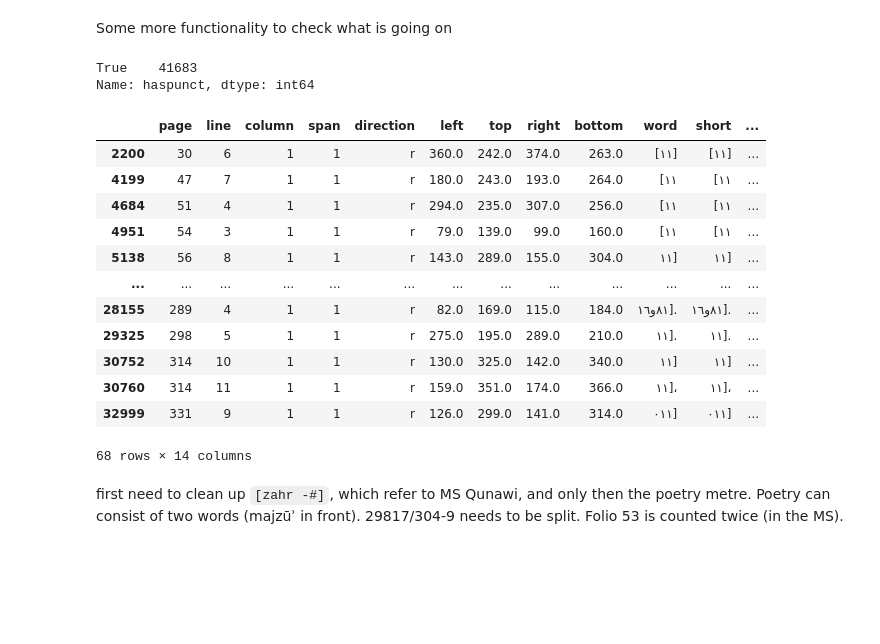
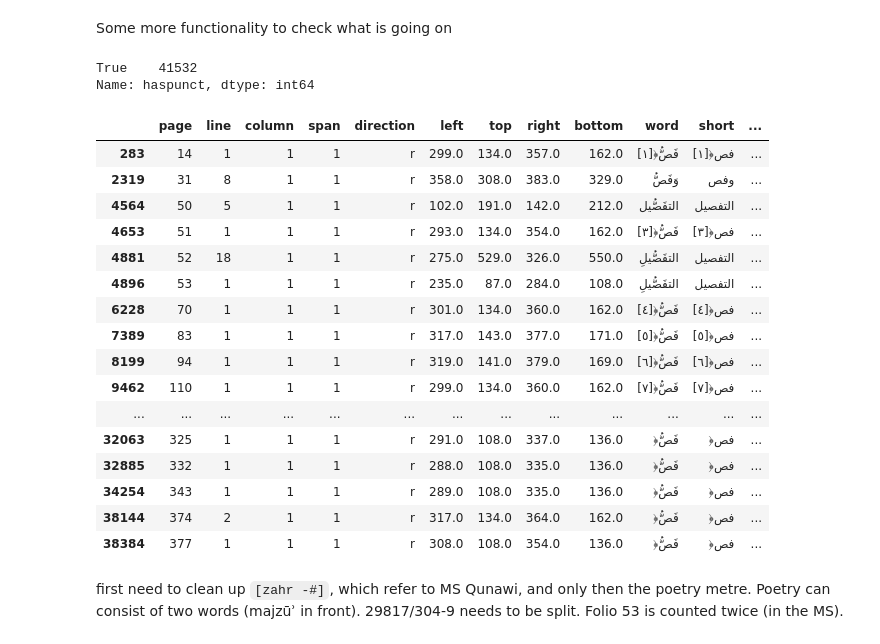
Before and after one commit to among/fusus, a Jupyter notebook: fusust-text-laboratory/FususReworking.ipynb, the cells around one changed output. Cells and saved outputs as stored; diff of their text form; code cells hidden in the pictures; blank space fills up the shorter version.

```diff
--- a/fusust-text-laboratory/FususReworking.ipynb
+++ b/fusust-text-laboratory/FususReworking.ipynb
@@ -46,16 +46,10 @@ def SetPunctuation(row):
 Check results and possibly adjust details
 # %%
 # look at one
-# fusus.iloc[26816]
 # look at line
 # fusus[(fusus['page']==273) & (fusus.line==8)]
 # change one value
-
-fusus.iloc[6032, fusus.columns.get_loc("word")] += fusus.iloc[6033, fusus.columns.get_loc("word")][:2]
-fusus.iloc[6033, fusus.columns.get_loc("word")] = fusus.iloc[6033, fusus.columns.get_loc("word")][2:]
-
 # fusus.iloc[8327, fusus.columns.get_loc("poetryVerse")] = "13"
 # fusus.iloc[8326, fusus.columns.get_loc("haspunct")] = ""
 # fusus.iloc[8326, fusus.columns.get_loc("word")] = ""
 # fusus.iloc[8326, fusus.columns.get_loc("short")] = ""
-fusus[(fusus['page']==66) & (fusus.line==7)]
@@ -73,0 +58,7 @@ fusus.iloc[6033, fusus.columns.get_loc("word")][2:]
+# %%
+fusus.iloc[y, fusus.columns.get_loc("short")] = fusus.iloc[y-1, fusus.columns.get_loc("short")] + fusus.iloc[y, fusus.columns.get_loc("short")]
+fusus.iloc[y, fusus.columns.get_loc("word")] = fusus.iloc[y-1, fusus.columns.get_loc("word")] + fusus.iloc[y, fusus.columns.get_loc("word")]
+fusus.iloc[y-1, fusus.columns.get_loc("short")] = ""
+fusus.iloc[y-1, fusus.columns.get_loc("word")] = ""
+fusus.iloc[y-1, fusus.columns.get_loc("haspunct")] = ""
+fusus[(fusus['page']==p) & (fusus.line==l)]
@@ -110,24 +185,28 @@ Some more functionality to check what is going on
 # %%
 fusus.haspunct.str.contains(pat='').value_counts()
 # %% [output]
-True    41683
+True    41532
 Name: haspunct, dtype: int64
 # %%
-fusus[fusus.haspunct.str.contains(pat='١١')]
+fusus[fusus.word.str.contains(pat='فَصُّ')]
 # %% [output]
 |  | page | line | column | span | direction | left | top | right | bottom | word | short | ... |
-| 2200 | 30 | 6 | 1 | 1 | r | 360.0 | 242.0 | 374.0 | 263.0 | [١١] | [١١] | ... |
-| 4199 | 47 | 7 | 1 | 1 | r | 180.0 | 243.0 | 193.0 | 264.0 | [١١ | [١١ | ... |
-| 4684 | 51 | 4 | 1 | 1 | r | 294.0 | 235.0 | 307.0 | 256.0 | [١١ | [١١ | ... |
-| 4951 | 54 | 3 | 1 | 1 | r | 79.0 | 139.0 | 99.0 | 160.0 | [١١ | [١١ | ... |
-| 5138 | 56 | 8 | 1 | 1 | r | 143.0 | 289.0 | 155.0 | 304.0 | ١١] | ١١] | ... |
+| 283 | 14 | 1 | 1 | 1 | r | 299.0 | 134.0 | 357.0 | 162.0 | [١]﴿فَصُّ | [١]﴿فص | ... |
+| 2319 | 31 | 8 | 1 | 1 | r | 358.0 | 308.0 | 383.0 | 329.0 | وَفَصُّ | وفص | ... |
+| 4564 | 50 | 5 | 1 | 1 | r | 102.0 | 191.0 | 142.0 | 212.0 | التفَصُّيل | التفصيل | ... |
+| 4653 | 51 | 1 | 1 | 1 | r | 293.0 | 134.0 | 354.0 | 162.0 | [٣]﴿فَصُّ | [٣]﴿فص | ... |
+| 4881 | 52 | 18 | 1 | 1 | r | 275.0 | 529.0 | 326.0 | 550.0 | التفَصُّيلِ | التفصيل | ... |
+| 4896 | 53 | 1 | 1 | 1 | r | 235.0 | 87.0 | 284.0 | 108.0 | التفَصُّيلِ | التفصيل | ... |
+| 6228 | 70 | 1 | 1 | 1 | r | 301.0 | 134.0 | 360.0 | 162.0 | [٤]﴿فَصُّ | [٤]﴿فص | ... |
+| 7389 | 83 | 1 | 1 | 1 | r | 317.0 | 143.0 | 377.0 | 171.0 | [٥]﴿فَصُّ | [٥]﴿فص | ... |
+| 8199 | 94 | 1 | 1 | 1 | r | 319.0 | 141.0 | 379.0 | 169.0 | [٦]﴿فَصُّ | [٦]﴿فص | ... |
+| 9462 | 110 | 1 | 1 | 1 | r | 299.0 | 134.0 | 360.0 | 162.0 | [٧]﴿فَصُّ | [٧]﴿فص | ... |
 | ... | ... | ... | ... | ... | ... | ... | ... | ... | ... | ... | ... | ... |
-| 28155 | 289 | 4 | 1 | 1 | r | 82.0 | 169.0 | 115.0 | 184.0 | ٨١و١٦]. | ٨١و١٦]. | ... |
-| 29325 | 298 | 5 | 1 | 1 | r | 275.0 | 195.0 | 289.0 | 210.0 | ١١]. | ١١]. | ... |
-| 30752 | 314 | 10 | 1 | 1 | r | 130.0 | 325.0 | 142.0 | 340.0 | ١١] | ١١] | ... |
-| 30760 | 314 | 11 | 1 | 1 | r | 159.0 | 351.0 | 174.0 | 366.0 | ١١]، | ١١]، | ... |
-| 32999 | 331 | 9 | 1 | 1 | r | 126.0 | 299.0 | 141.0 | 314.0 | ٠١١] | ٠١١] | ... |
+| 32063 | 325 | 1 | 1 | 1 | r | 291.0 | 108.0 | 337.0 | 136.0 | ﴿فَصُّ | ﴿فص | ... |
+| 32885 | 332 | 1 | 1 | 1 | r | 288.0 | 108.0 | 335.0 | 136.0 | ﴿فَصُّ | ﴿فص | ... |
+| 34254 | 343 | 1 | 1 | 1 | r | 289.0 | 108.0 | 335.0 | 136.0 | ﴿فَصُّ | ﴿فص | ... |
+| 38144 | 374 | 2 | 1 | 1 | r | 317.0 | 134.0 | 364.0 | 162.0 | ﴿فَصُّ | ﴿فص | ... |
+| 38384 | 377 | 1 | 1 | 1 | r | 308.0 | 108.0 | 354.0 | 136.0 | ﴿فَصُّ | ﴿فص | ... |
-68 rows × 14 columns
 # %%
 lijst = punctMark.index.tolist()
 # %%
```
Also changed, not shown: parts of 14 cells of this notebook, 2 other files.
